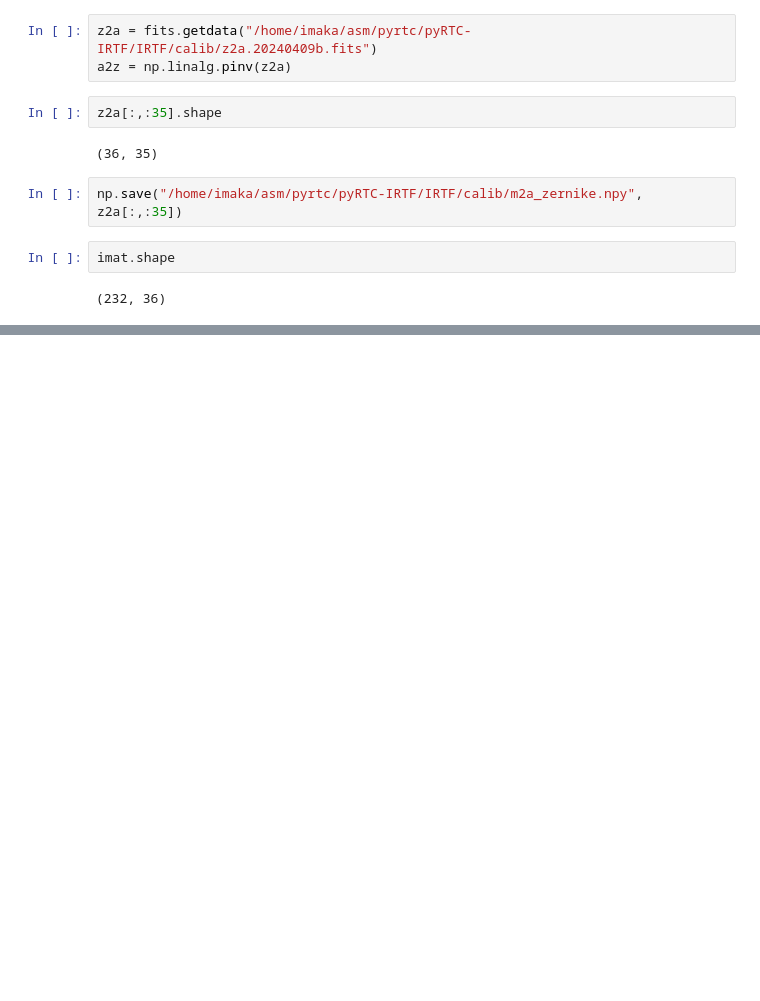
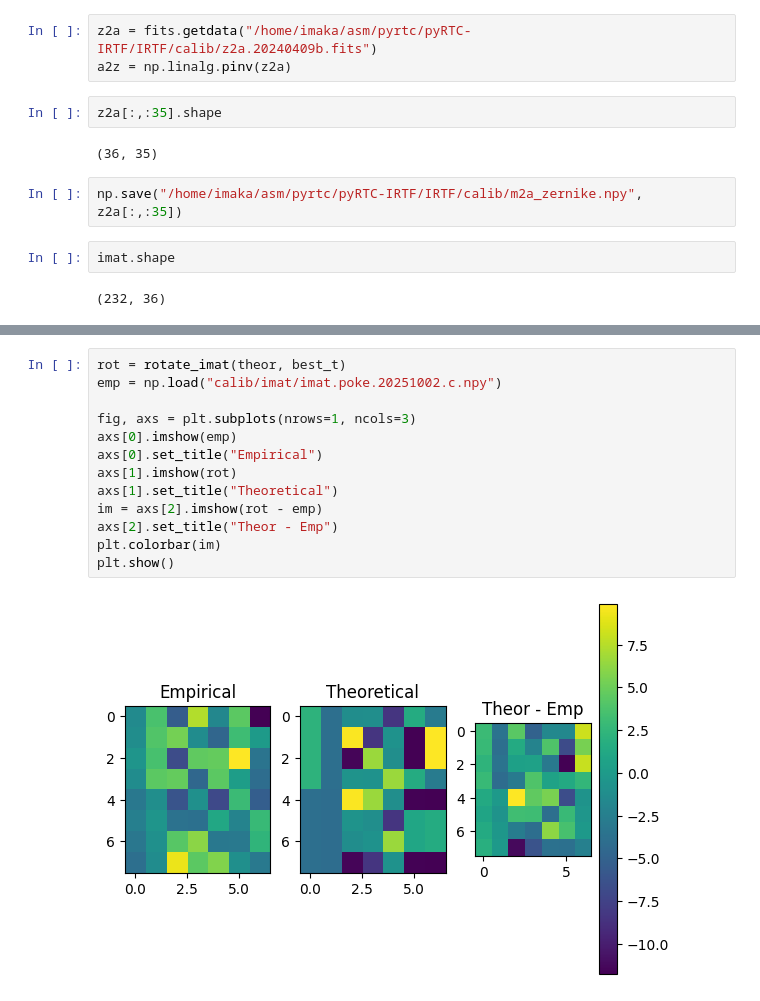
Before and after one commit to ellenle3/pyRTC-IRTF, a Jupyter notebook: IRTF/testloop.ipynb, the cells around one changed output, grey strips where cells are left out. Drawn from its saved outputs; the diff is of its cells as text; blank space fills up the shorter version.

```diff
--- a/IRTF/testloop.ipynb
+++ b/IRTF/testloop.ipynb
@@ -156,0 +224,15 @@ imat.shape
+# %%
+rot = rotate_imat(theor, best_t)
+emp = np.load("calib/imat/imat.poke.20251002.c.npy")
+
+fig, axs = plt.subplots(nrows=1, ncols=3)
+axs[0].imshow(emp)
+axs[0].set_title("Empirical")
+axs[1].imshow(rot)
+axs[1].set_title("Theoretical")
+im = axs[2].imshow(rot - emp)
+axs[2].set_title("Theor - Emp")
+plt.colorbar(im)
+plt.show()
+# %% [output]
+[figure, added]
```
Also changed, not shown: parts of 12 cells of this notebook, 38 other files.
